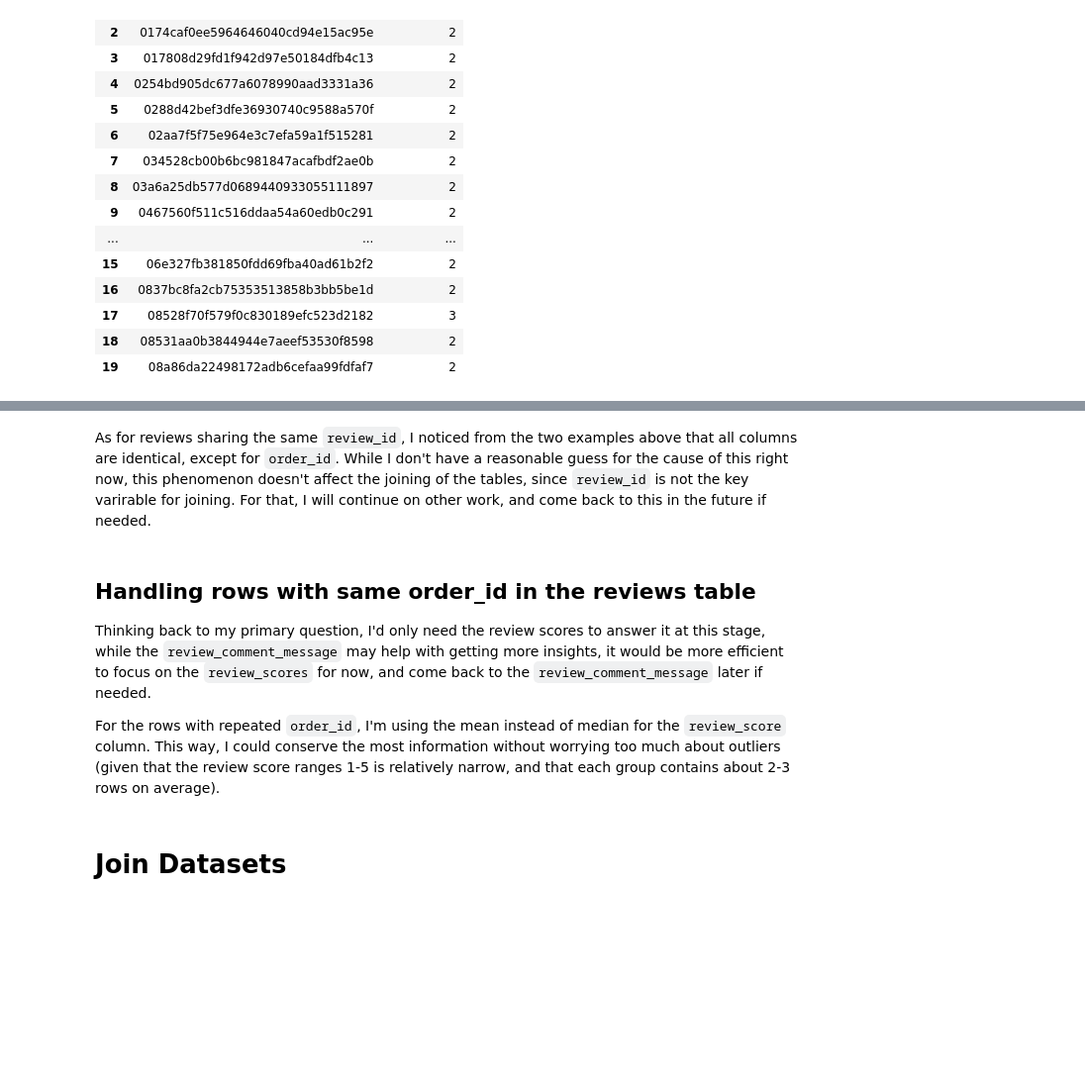
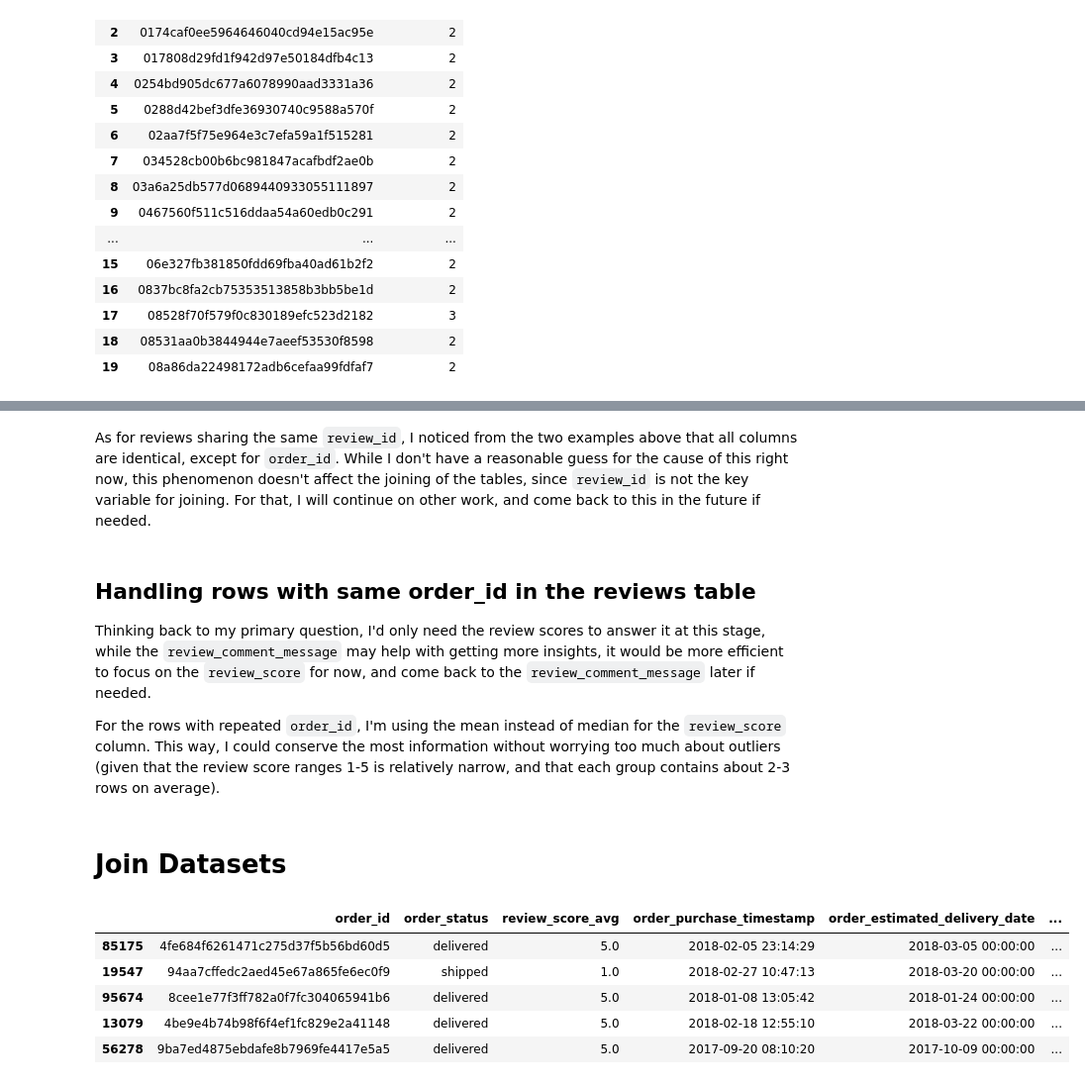
Before and after one commit to christine-nil/olist-analyst-workflow, a Jupyter notebook: notebooks/01_exploration.ipynb, the cells around one changed output, grey strips where cells are left out. Shown at 99% size. Saved outputs shown, nothing was run; the diff lists cells and outputs as text; code cells hidden in the pictures; blank space fills up the shorter version.

Commit message:
Edit 01_exploration: join datasets

```diff
--- a/notebooks/01_exploration.ipynb
+++ b/notebooks/01_exploration.ipynb
@@ -249,12 +249,39 @@ WHERE review_id = '02aa7f5f75e964e3c7efa59a1f515281';
 | 0 | 02aa7f5f75e964e3c7efa59a1f515281 | d8e17d5f7dacf0970d316e7c03e741e8 | 3 | None | None | 2017-07-27 00:00:00 | ... |
 | 1 | 02aa7f5f75e964e3c7efa59a1f515281 | db92613c074f00e53066388d48ad7512 | 3 | None | None | 2017-07-27 00:00:00 | ... |
 # %% [markdown]
-As for reviews sharing the same `review_id`, I noticed from the two examples above that all columns are identical, except for `order_id`. While I don't have a reasonable guess for the cause of this right now, this phenomenon doesn't affect the joining of the tables, since `review_id` is not the key varirable for joining. For that, I will continue on other work, and come back to this in the future if needed.
+As for reviews sharing the same `review_id`, I noticed from the two examples above that all columns are identical, except for `order_id`. While I don't have a reasonable guess for the cause of this right now, this phenomenon doesn't affect the joining of the tables, since `review_id` is not the key variable for joining. For that, I will continue on other work, and come back to this in the future if needed.
 # %% [markdown]
 ## Handling rows with same order_id in the reviews table
 
-Thinking back to my primary question, I'd only need the review scores to answer it at this stage, while the `review_comment_message` may help with getting more insights, it would be more efficient to focus on the `review_scores` for now, and come back to the `review_comment_message` later if needed.
+Thinking back to my primary question, I'd only need the review scores to answer it at this stage, while the `review_comment_message` may help with getting more insights, it would be more efficient to focus on the `review_score` for now, and come back to the `review_comment_message` later if needed.
 
 For the rows with repeated `order_id`, I'm using the mean instead of median for the `review_score` column. This way, I could conserve the most information without worrying too much about outliers (given that the review score ranges 1-5 is relatively narrow, and that each group contains about 2-3 rows on average).
 # %% [markdown]
 # Join Datasets
+# %%
+df_joined = sql("""
+WITH agg_reviews AS
+(SELECT order_id, AVG(review_score) AS review_score_avg
+FROM reviews
+GROUP BY order_id)
+SELECT
+    orders.order_id,
+    order_status,
+    review_score_avg,
+    order_purchase_timestamp,
+    order_estimated_delivery_date,
+    order_delivered_customer_date,
+    julianday(order_delivered_customer_date) - julianday(order_estimated_delivery_date) AS delivery_delay_days,
+    julianday(order_delivered_customer_date) - julianday(order_purchase_timestamp) AS ordered_to_delivered_days
+FROM orders
+LEFT JOIN agg_reviews ON orders.order_id = agg_reviews.order_id
+""", conn)
+# %%
+df_joined.sample(5)
+# %% [output]
+|  | order_id | order_status | review_score_avg | order_purchase_timestamp | order_estimated_delivery_date | ... |
+| 85175 | 4fe684f6261471c275d37f5b56bd60d5 | delivered | 5.0 | 2018-02-05 23:14:29 | 2018-03-05 00:00:00 | ... |
+| 19547 | 94aa7cffedc2aed45e67a865fe6ec0f9 | shipped | 1.0 | 2018-02-27 10:47:13 | 2018-03-20 00:00:00 | ... |
+| 95674 | 8cee1e77f3ff782a0f7fc304065941b6 | delivered | 5.0 | 2018-01-08 13:05:42 | 2018-01-24 00:00:00 | ... |
+| 13079 | 4be9e4b74b98f6f4ef1fc829e2a41148 | delivered | 5.0 | 2018-02-18 12:55:10 | 2018-03-22 00:00:00 | ... |
+| 56278 | 9ba7ed4875ebdafe8b7969fe4417e5a5 | delivered | 5.0 | 2017-09-20 08:10:20 | 2017-10-09 00:00:00 | ... |
```
Also changed, not shown: parts of 3 cells of this notebook.
